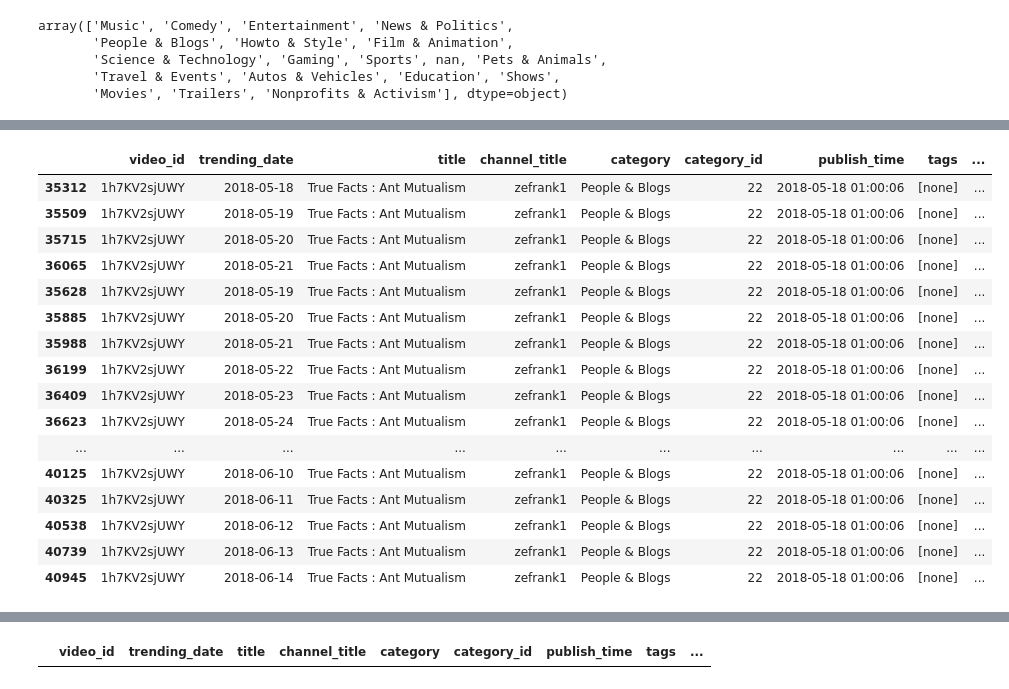
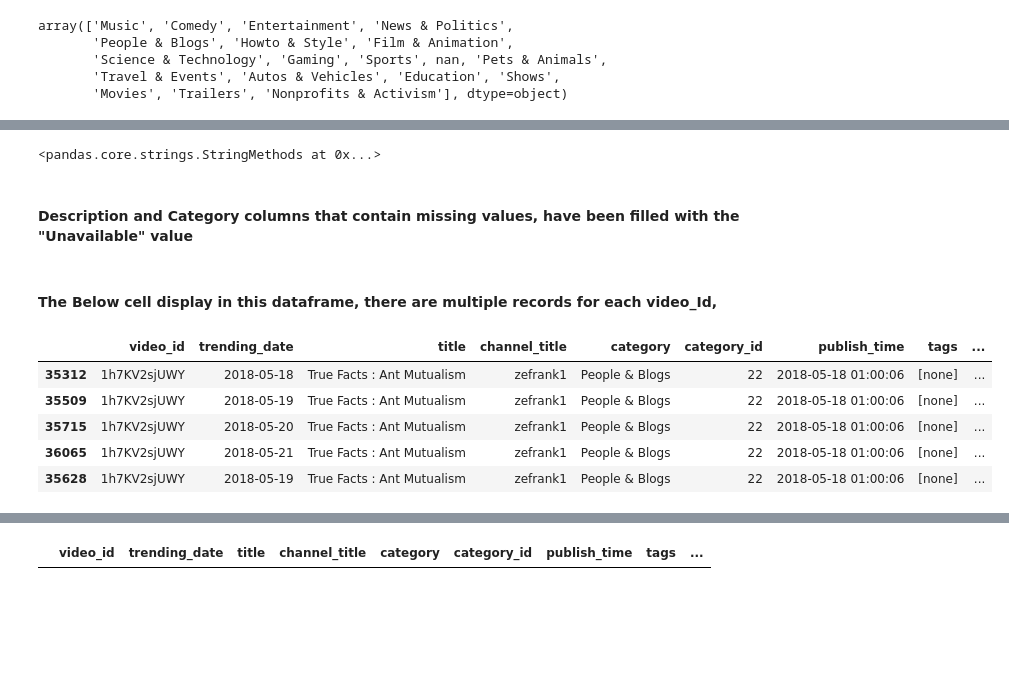
Before and after one commit to emami06/TrendingVideoYouTube, a Jupyter notebook: YouTube.ipynb, the cells around one changed output, grey strips where cells are left out. Cells and saved outputs as stored; diff of their text form; code cells hidden in the pictures; blank space fills up the shorter version.

```diff
--- a/YouTube.ipynb
+++ b/YouTube.ipynb
@@ -160,0 +176,10 @@ in_yet_df.head()
+# %%
+jp_yet_df['category_id']= jp_yet_df['category_id'].astype(str)
+jp_category_id ={}
+with open('D:/DataScienceFoundation/SpringBoard/YouTube Project/youtube-new/JP_category_id.json', 'r') as f:
+    data = json.load(f)
+    for jp_category in data['items']:
+        jp_category_id[jp_category['id']] = jp_category['snippet']['title']
+
+jp_yet_df.insert(4, 'category', jp_yet_df['category_id'].map(jp_category_id))
+jp_yet_df.head()
@@ -160,0 +195,10 @@ in_yet_df.head()
+# %%
+kr_yet_df['category_id']= kr_yet_df['category_id'].astype(str)
+kr_category_id ={}
+with open('D:/DataScienceFoundation/SpringBoard/YouTube Project/youtube-new/KR_category_id.json', 'r') as f:
+    data = json.load(f)
+    for kr_category in data['items']:
+        kr_category_id[kr_category['id']] = kr_category['snippet']['title']
+
+kr_yet_df.insert(4, 'category', kr_yet_df['category_id'].map(kr_category_id))
+kr_yet_df.head(4)
@@ -160,0 +213,11 @@ in_yet_df.head()
+# %%
+mx_yet_df['category_id']= mx_yet_df['category_id'].astype(str)
+mx_category_id ={}
+with open('D:/DataScienceFoundation/SpringBoard/YouTube Project/youtube-new/MX_category_id.json', 'r') as f:
+    data = json.load(f)
+    for mx_category in data['items']:
+        mx_category_id[mx_category['id']] = mx_category['snippet']['title']
+
+mx_yet_df.insert(4, 'category', mx_yet_df['category_id'].map(mx_category_id))
+
+mx_yet_df.head(3)
@@ -161,5 +231,5 @@ in_yet_df.head()
 # %%
-df_videos = pd.concat([ca_yet_df, de_yet_df, fr_yet_df, gb_yet_df, in_yet_df, us_yet_df])
+df_videos = pd.concat([ca_yet_df, de_yet_df, fr_yet_df, gb_yet_df, in_yet_df, us_yet_df, mx_yet_df, jp_yet_df, kr_yet_df])
 df_videos_value = df_videos
 df_videos_Ids = df_videos
 # %%
@@ -270,22 +299,19 @@ df_videos_value[df_videos_value['video_id'] =="1h7KV2sjUWY"]
+# %%
+video_id_value_str
+# %% [output]
+<pandas.core.strings.StringMethods at 0x...>
+# %% [markdown]
+#### Description and Category columns that contain missing values, have been filled with the "Unavailable" value
 # %%
 df_videos_value = df_videos_value.fillna("Unavailable")
+# %% [markdown]
+#### The Below cell display in this dataframe, there are multiple records for each video_Id,
 # %%
-df_videos_value[df_videos_value['video_id'] =="1h7KV2sjUWY"]
+df_videos_value[df_videos_value['video_id'] =="1h7KV2sjUWY"].head()
 # %% [output]
 |  | video_id | trending_date | title | channel_title | category | category_id | publish_time | tags | ... |
 | 35312 | 1h7KV2sjUWY | 2018-05-18 | True Facts : Ant Mutualism | zefrank1 | People & Blogs | 22 | 2018-05-18 01:00:06 | [none] | ... |
 | 35509 | 1h7KV2sjUWY | 2018-05-19 | True Facts : Ant Mutualism | zefrank1 | People & Blogs | 22 | 2018-05-18 01:00:06 | [none] | ... |
 | 35715 | 1h7KV2sjUWY | 2018-05-20 | True Facts : Ant Mutualism | zefrank1 | People & Blogs | 22 | 2018-05-18 01:00:06 | [none] | ... |
 | 36065 | 1h7KV2sjUWY | 2018-05-21 | True Facts : Ant Mutualism | zefrank1 | People & Blogs | 22 | 2018-05-18 01:00:06 | [none] | ... |
 | 35628 | 1h7KV2sjUWY | 2018-05-19 | True Facts : Ant Mutualism | zefrank1 | People & Blogs | 22 | 2018-05-18 01:00:06 | [none] | ... |
-| 35885 | 1h7KV2sjUWY | 2018-05-20 | True Facts : Ant Mutualism | zefrank1 | People & Blogs | 22 | 2018-05-18 01:00:06 | [none] | ... |
-| 35988 | 1h7KV2sjUWY | 2018-05-21 | True Facts : Ant Mutualism | zefrank1 | People & Blogs | 22 | 2018-05-18 01:00:06 | [none] | ... |
-| 36199 | 1h7KV2sjUWY | 2018-05-22 | True Facts : Ant Mutualism | zefrank1 | People & Blogs | 22 | 2018-05-18 01:00:06 | [none] | ... |
-| 36409 | 1h7KV2sjUWY | 2018-05-23 | True Facts : Ant Mutualism | zefrank1 | People & Blogs | 22 | 2018-05-18 01:00:06 | [none] | ... |
-| 36623 | 1h7KV2sjUWY | 2018-05-24 | True Facts : Ant Mutualism | zefrank1 | People & Blogs | 22 | 2018-05-18 01:00:06 | [none] | ... |
-| ... | ... | ... | ... | ... | ... | ... | ... | ... | ... |
-| 40125 | 1h7KV2sjUWY | 2018-06-10 | True Facts : Ant Mutualism | zefrank1 | People & Blogs | 22 | 2018-05-18 01:00:06 | [none] | ... |
-| 40325 | 1h7KV2sjUWY | 2018-06-11 | True Facts : Ant Mutualism | zefrank1 | People & Blogs | 22 | 2018-05-18 01:00:06 | [none] | ... |
-| 40538 | 1h7KV2sjUWY | 2018-06-12 | True Facts : Ant Mutualism | zefrank1 | People & Blogs | 22 | 2018-05-18 01:00:06 | [none] | ... |
-| 40739 | 1h7KV2sjUWY | 2018-06-13 | True Facts : Ant Mutualism | zefrank1 | People & Blogs | 22 | 2018-05-18 01:00:06 | [none] | ... |
-| 40945 | 1h7KV2sjUWY | 2018-06-14 | True Facts : Ant Mutualism | zefrank1 | People & Blogs | 22 | 2018-05-18 01:00:06 | [none] | ... |
```
Also changed, not shown: parts of 100 cells of this notebook.
